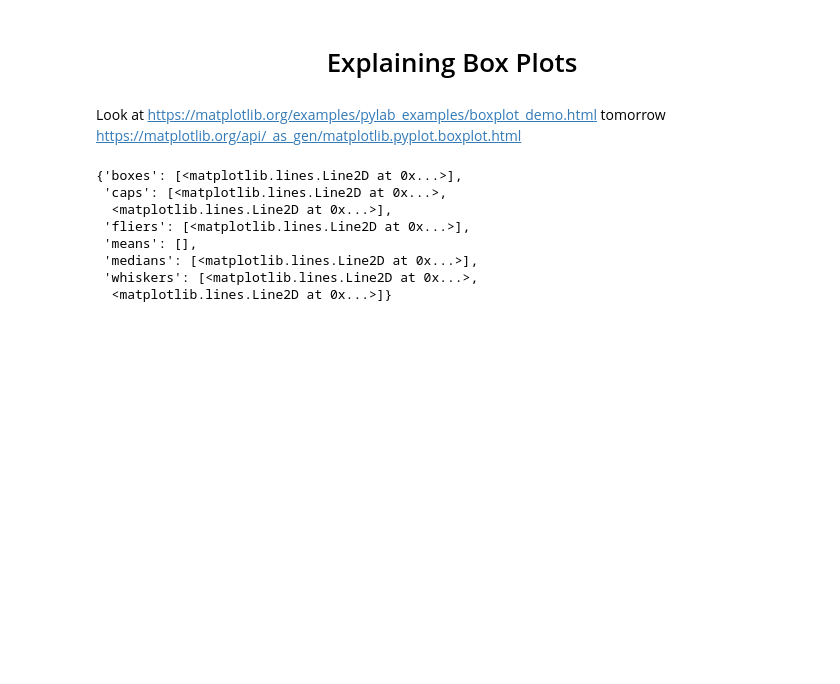
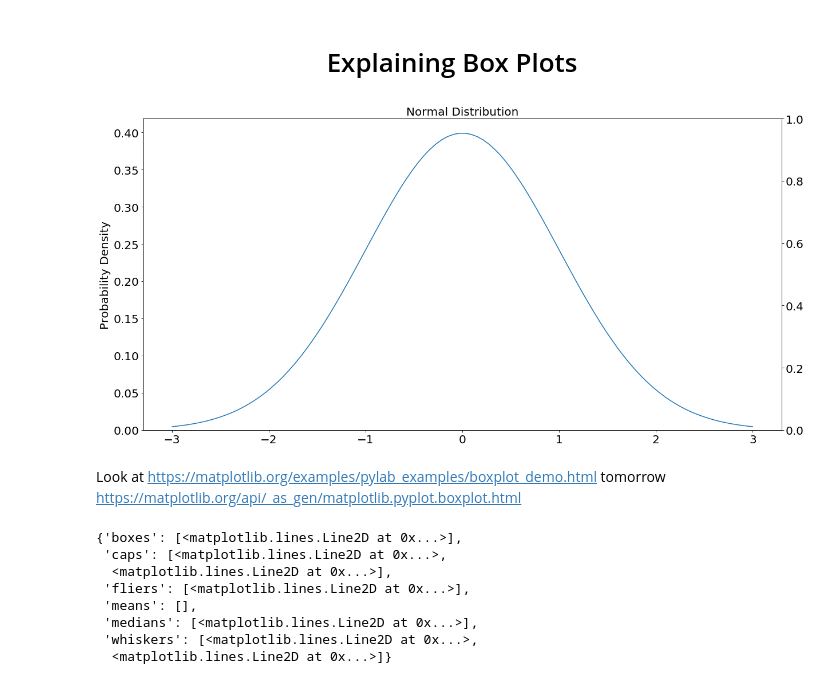
Before and after one commit to mGalarnyk/Python_Tutorials, a Jupyter notebook: Statistics/box_plot.ipynb, the cells around one changed output. Saved outputs shown, nothing was run; the diff lists cells and outputs as text; code cells hidden in the pictures; blank space fills up the shorter version.

Commit message:
Added changes to boxplot never commited

```diff
--- a/Statistics/box_plot.ipynb
+++ b/Statistics/box_plot.ipynb
@@ -7,3 +7,44 @@ import numpy as np
 import matplotlib.pyplot as plt
 from matplotlib.patches import Polygon
 %matplotlib inline
+# %%
+#fig = plt.figure(figsize=(20, 10))
+
+fig, ax1 = plt.subplots(figsize = (20, 10));
+plt.xticks(fontsize = 20)
+plt.yticks(fontsize = 20)
+
+ax2 = ax1.twinx();
+plt.yticks(fontsize = 20)
+
+t = np.linspace(0., 10., 100);
+
+
+x = np.linspace(-3, 3, num = 100)
+constant = 1.0 / np.sqrt(2*np.pi)
+pdf_normal_distribution = constant * np.exp((-x**2) / 2.0)
+ax1.plot(x, pdf_normal_distribution);
+ax1.set_ylim(0);
+ax1.set_title('Normal Distribution', size = 20);
+ax1.set_ylabel('Probability Density', size = 20);
+
+
+
+
+#ax1.plot(t, t ** 2, 'b-');
+#ax2.plot(t, 1000 / (t + 1), 'r-');
+#ax1.set_ylabel('Density (cgs)', color='red', fontsize = 20);
+#ax2.set_ylabel('Boxplot', color='blue', fontsize = 20);
+#ax1.set_xlabel('Time (s)', fontsize = 20);
+
+
+#x = np.linspace(-3, 3, num = 100)
+#constant = 1.0 / np.sqrt(2*np.pi)
+#pdf_normal_distribution = constant * np.exp((-x**2) / 2.0)
+#fig, ax = plt.subplots(figsize=(10, 5));
+#ax.plot(x, pdf_normal_distribution);
+#ax.set_ylim(0);
+#ax.set_title('Normal Distribution', size = 20);
+#ax.set_ylabel('Probability Density', size = 20);
+# %% [output]
+[figure, added]
```
Also changed, not shown: parts of 3 cells of this notebook.
